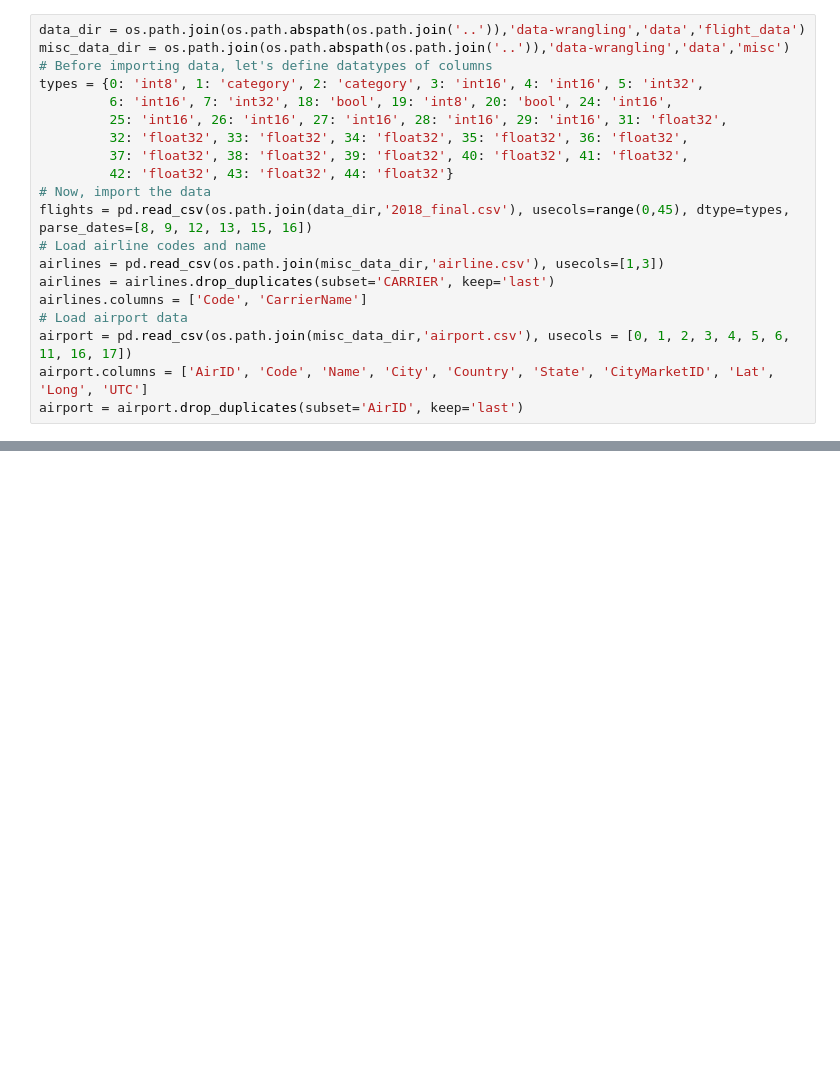
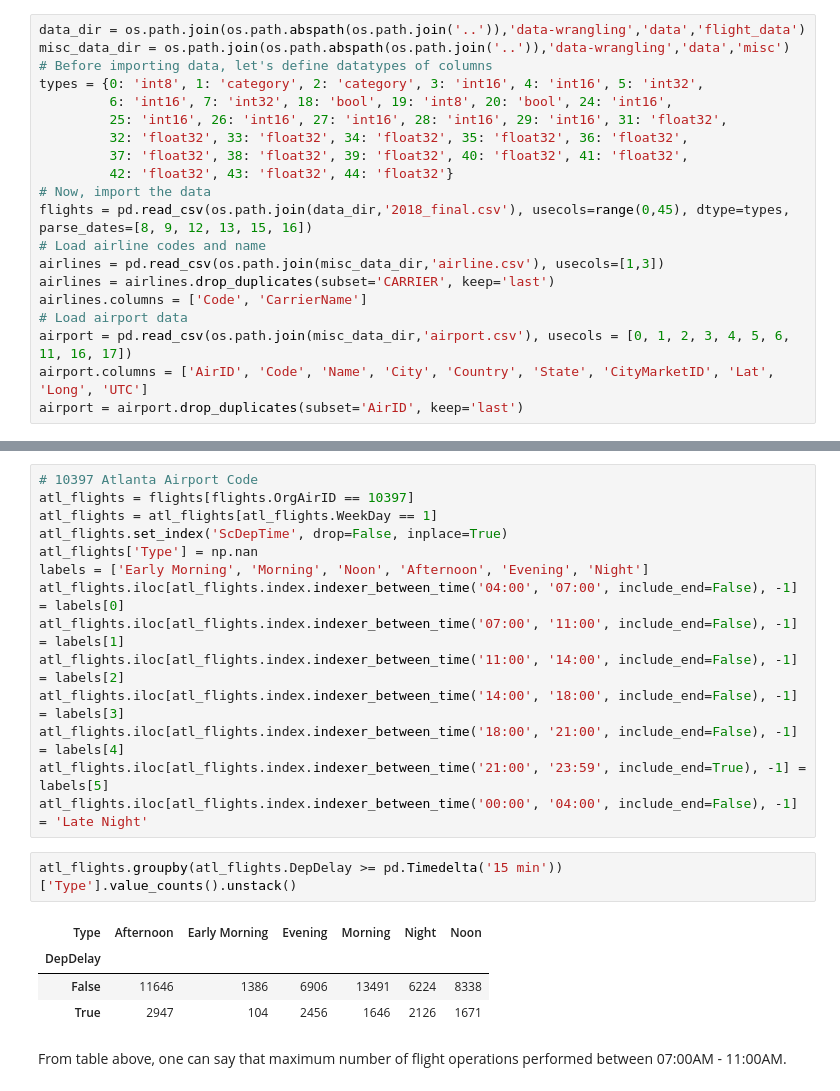
Before and after one commit to sahin-abdullah/flight-delay-prediction, a Jupyter notebook: statistical-analysis/Statistical Analysis.ipynb, the cells around one changed output, grey strips where cells are left out. Saved outputs shown, nothing was run; the diff lists cells and outputs as text; blank space fills up the shorter version.

```diff
--- a/statistical-analysis/Statistical Analysis.ipynb
+++ b/statistical-analysis/Statistical Analysis.ipynb
@@ -110,0 +43,23 @@ flights.iloc[:, 30:]
+# %%
+# 10397 Atlanta Airport Code
+atl_flights = flights[flights.OrgAirID == 10397]
+atl_flights = atl_flights[atl_flights.WeekDay == 1]
+atl_flights.set_index('ScDepTime', drop=False, inplace=True)
+atl_flights['Type'] = np.nan
+labels = ['Early Morning', 'Morning', 'Noon', 'Afternoon', 'Evening', 'Night']
+atl_flights.iloc[atl_flights.index.indexer_between_time('04:00', '07:00', include_end=False), -1] = labels[0]
+atl_flights.iloc[atl_flights.index.indexer_between_time('07:00', '11:00', include_end=False), -1] = labels[1]
+atl_flights.iloc[atl_flights.index.indexer_between_time('11:00', '14:00', include_end=False), -1] = labels[2]
+atl_flights.iloc[atl_flights.index.indexer_between_time('14:00', '18:00', include_end=False), -1] = labels[3]
+atl_flights.iloc[atl_flights.index.indexer_between_time('18:00', '21:00', include_end=False), -1] = labels[4]
+atl_flights.iloc[atl_flights.index.indexer_between_time('21:00', '23:59', include_end=True), -1] = labels[5]
+atl_flights.iloc[atl_flights.index.indexer_between_time('00:00', '04:00', include_end=False), -1] = 'Late Night'
+# %%
+atl_flights.groupby(atl_flights.DepDelay >= pd.Timedelta('15 min'))['Type'].value_counts().unstack()
+# %% [output]
+| Type | Afternoon | Early Morning | Evening | Morning | Night | Noon |
+| DepDelay |  |  |  |  |  |  |
+| False | 11646 | 1386 | 6906 | 13491 | 6224 | 8338 |
+| True | 2947 | 104 | 2456 | 1646 | 2126 | 1671 |
+# %% [markdown]
+From table above, one can say that maximum number of flight operations performed between 07:00AM - 11:00AM.
```
Also changed, not shown: parts of 22 cells of this notebook, 6 other files.
